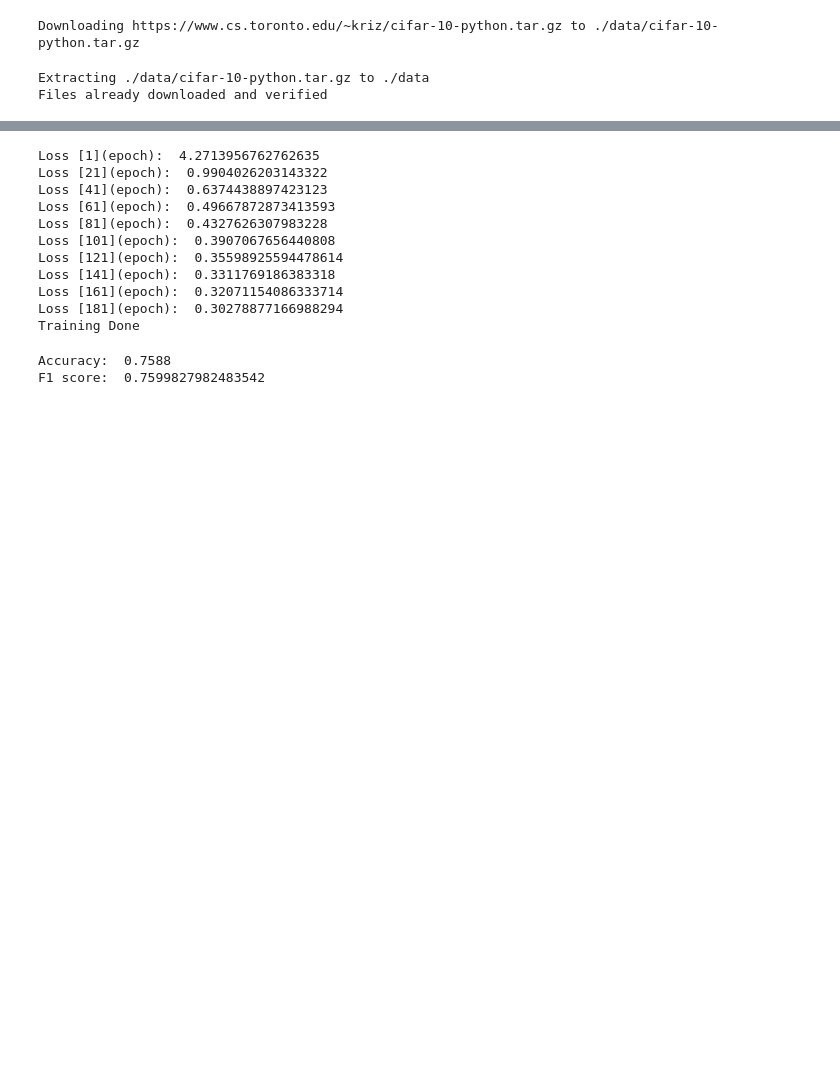
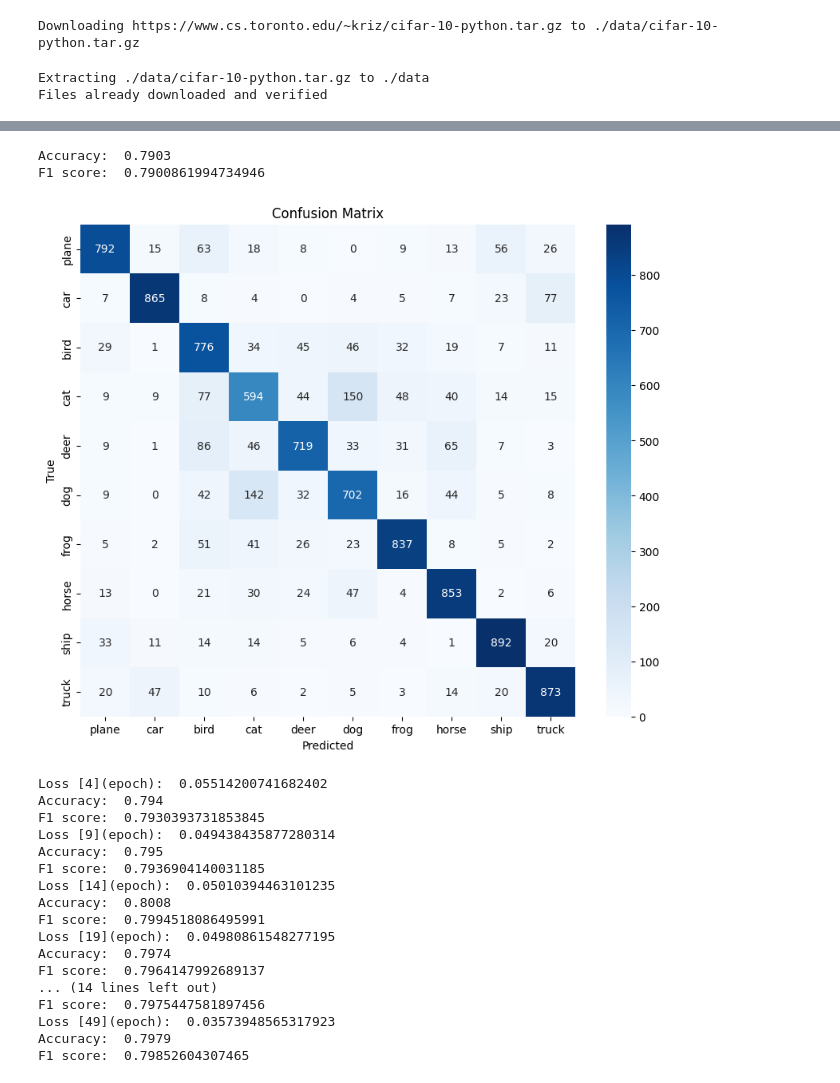
Before and after one commit to dangnq2501/Image_Processing_HW, a Jupyter notebook: ResNet/resnet-101.ipynb, the cells around one changed output, grey strips where cells are left out. Saved outputs shown, nothing was run; the diff lists cells and outputs as text; code cells hidden in the pictures; blank space fills up the shorter version.

```diff
--- a/ResNet/resnet-101.ipynb
+++ b/ResNet/resnet-101.ipynb
@@ -1,5 +1,5 @@
 # %%
-# This Python 3 environment comes with many helpful analytics libraries installed
+    # This Python 3 environment comes with many helpful analytics libraries installed
 # It is defined by the kaggle/python Docker image: https://github.com/kaggle/docker-python
 # For example, here's several helpful packages to load
 
@@ -10,9 +10,9 @@ import pandas as pd # data processing, CSV file I/O (e.g. pd.read_csv)
 # For example, running this (by clicking run or pressing Shift+Enter) will list all files under the input directory
 
 import os
-for dirname, _, filenames in os.walk('/kaggle/input'):
-    for filename in filenames:
-        print(os.path.join(dirname, filename))
+# for dirname, _, filenames in os.walk('/kaggle/input'):
+#     for filename in filenames:
+#         print(os.path.join(dirname, filename))
 
 # You can write up to 20GB to the current directory (/kaggle/working/) that gets preserved as output when you create a version using "Save & Run All"
 # You can also write temporary files to /kaggle/temp/, but they won't be saved outside of the current session
@@ -174,8 +195,10 @@ Downloading https://www.cs.toronto.edu/~kriz/cifar-10-python.tar.gz to ./data/ci
 Extracting ./data/cifar-10-python.tar.gz to ./data
 Files already downloaded and verified
 # %%
-model = ResNet101(10).to('cuda')
+device = torch.device("cuda" if torch.cuda.is_available() else "cpu")
 
+model = ResNet101(10).to(device)
+# model.load_state_dict(torch.load("/kaggle/input/resnet-result/resnet34_cifar10_10.pt", weights_only=True))
 criterion = nn.CrossEntropyLoss()
-optimizer = optim.SGD(model.parameters(), lr=0.1, momentum=0.9, weight_decay=0.0001)
+optimizer = optim.SGD(model.parameters(), lr=0.001, momentum=0.9, weight_decay=0.0001)
 scheduler = optim.lr_scheduler.ReduceLROnPlateau(optimizer, factor = 0.1, patience=5)
@@ -182,12 +289,18 @@ scheduler = optim.lr_scheduler.ReduceLROnPlateau(optimizer, factor = 0.1, patien
+# %%
+evaluate(model, plot=True)
+# %% [output]
+Accuracy:  0.7903
+F1 score:  0.7900861994734946
+[figure, added]
 # %%
-epochs = 200
+epochs = 50
 for epoch in range(epochs):
     losses = []
     running_loss = 0
     for i, inp in enumerate(trainloader):
         inputs, labels = inp
 #         print(inputs.shape)
-        inputs, labels = inputs.to('cuda'), labels.to('cuda')
+        inputs, labels = inputs.to(device), labels.to(device)
         optimizer.zero_grad()
 
         outputs = model(inputs)
@@ -199,24 +312,30 @@ for epoch in range(epochs):
 
         running_loss += loss.item()
 
-    if epoch%(epochs//10) == 0:
-        print(f'Loss [{epoch+1}](epoch): ', running_loss / len(trainloader))
+    if (epoch+1)%(epochs//10) == 0:
+        print(f'Loss [{epoch}](epoch): ', running_loss / len(trainloader))
         running_loss = 0.0
+        evaluate(model)
+        cur_id = (epoch+1)//(epochs//10)
+        torch.save(model.state_dict(), f"resnet50_cifar10_{cur_id}.pt")
 
     avg_loss = sum(losses)/len(losses)
     scheduler.step(avg_loss)
-
-print('Training Done')
-torch.save(model.state_dict(), "resnet10_cifar10.pt")
 # %% [output]
-Loss [1](epoch):  4.2713956762762635
-Loss [21](epoch):  0.9904026203143322
-Loss [41](epoch):  0.6374438897423123
-Loss [61](epoch):  0.49667872873413593
-Loss [81](epoch):  0.4327626307983228
-Loss [101](epoch):  0.3907067656440808
-Loss [121](epoch):  0.35598925594478614
-Loss [141](epoch):  0.3311769186383318
-Loss [161](epoch):  0.32071154086333714
-Loss [181](epoch):  0.30278877166988294
-Training Done
+Loss [4](epoch):  0.05514200741682402
+Accuracy:  0.794
+F1 score:  0.7930393731853845
+Loss [9](epoch):  0.049438435877280314
+Accuracy:  0.795
+F1 score:  0.7936904140031185
+Loss [14](epoch):  0.05010394463101235
+Accuracy:  0.8008
+F1 score:  0.7994518086495991
+Loss [19](epoch):  0.04980861548277195
+Accuracy:  0.7974
+F1 score:  0.7964147992689137
+... (14 lines left out)
+F1 score:  0.7975447581897456
+Loss [49](epoch):  0.03573948565317923
+Accuracy:  0.7979
+F1 score:  0.79852604307465
@@ -244,9 +341,0 @@ cm = confusion_matrix(all_labels, all_preds)
-# %%
-from sklearn.metrics import accuracy_score, f1_score
-accuracy = accuracy_score(all_labels, all_preds)
-f1_macro = f1_score(all_labels, all_preds, average='macro')
-print("Accuracy: ", accuracy)
-print("F1 score: ", f1_macro)
-# %% [output]
-Accuracy:  0.7588
-F1 score:  0.7599827982483542
```
Also changed, not shown: parts of 10 cells of this notebook, 3 other files.
